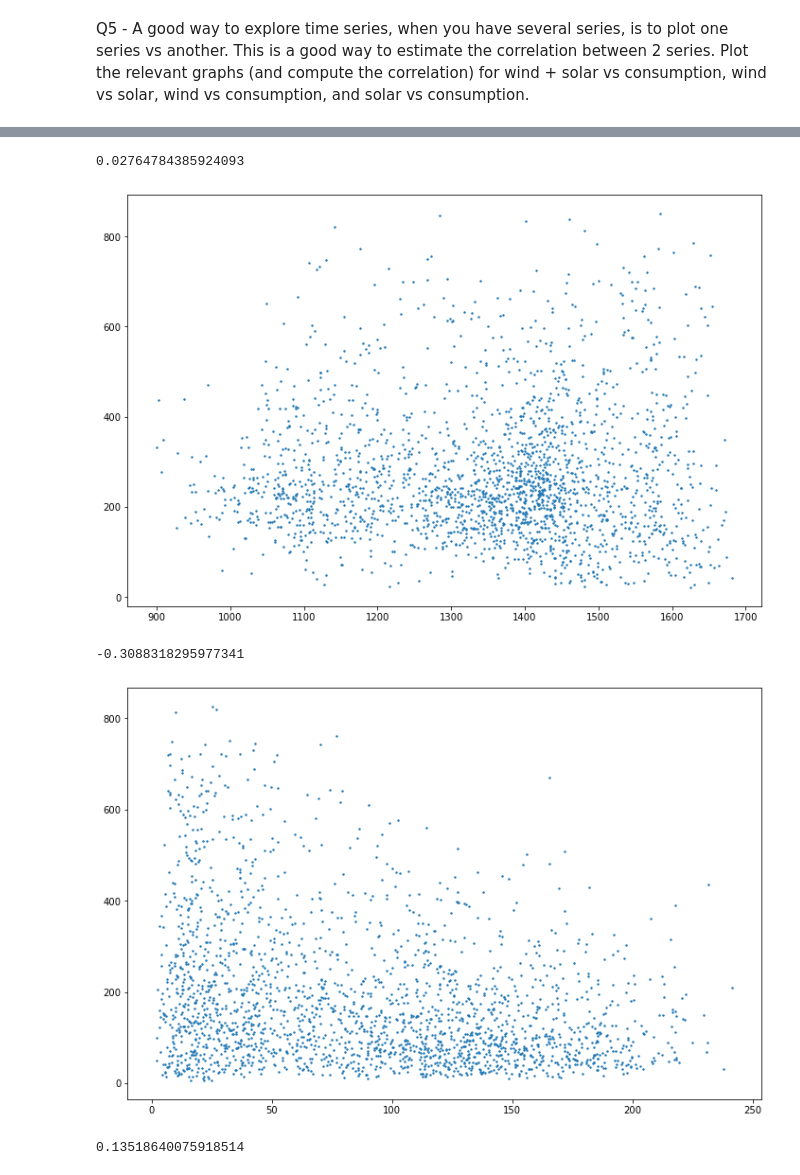
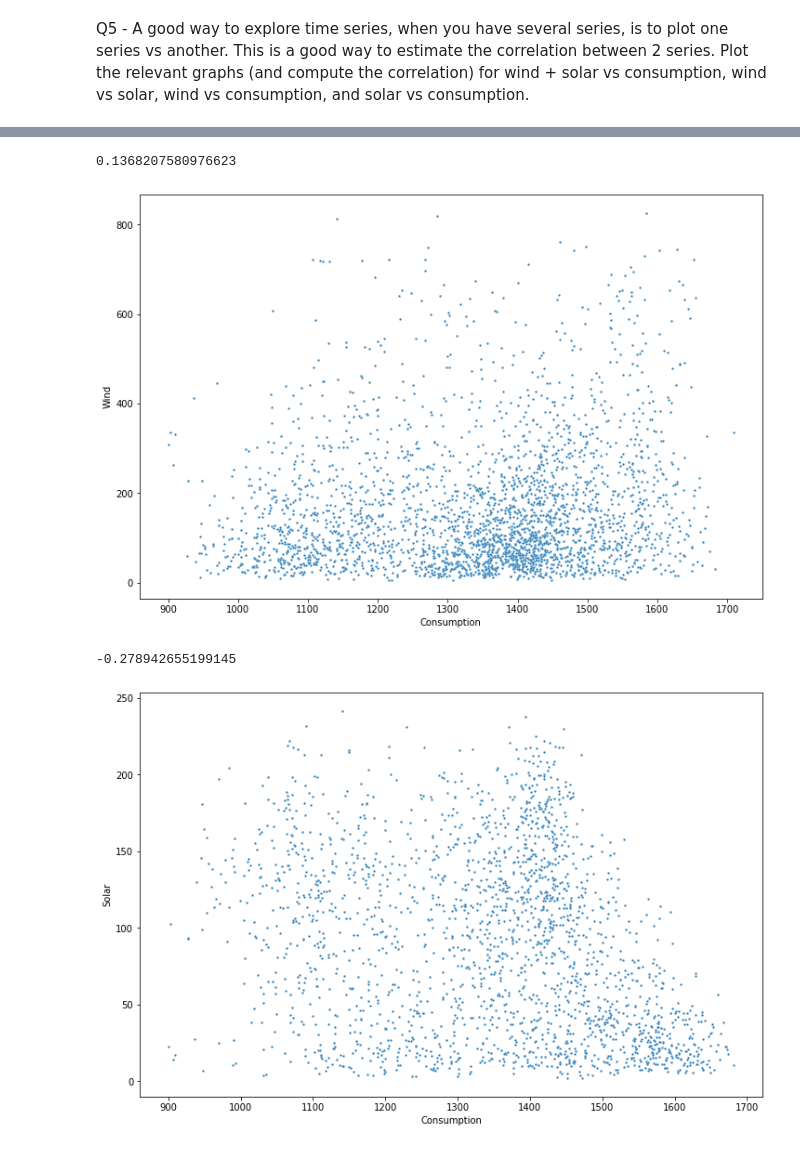
Before and after one commit to bendel2704/3030ICT-Data-analytics, a Jupyter notebook: workshop4/Electricity-Consumption-Exploration(1)-completed.ipynb, the cells around one changed output, grey strips where cells are left out. Cells and saved outputs as stored; diff of their text form; code cells hidden in the pictures.

```diff
--- a/workshop4/Electricity-Consumption-Exploration(1)-completed.ipynb
+++ b/workshop4/Electricity-Consumption-Exploration(1)-completed.ipynb
@@ -215,29 +276,24 @@ Q5 - A good way to explore time series, when you have several series, is to plot
 # %%
-# Correlation between consumption and overall production
-...
+# Correlation between consumption and wind production
+correlation.loc['Wind','Consumption']
 # %% [output]
-0.02764784385924093
+0.1368207580976623
 # %%
 # Plot
 plt.figure(figsize=(12,8))
-...
+sns.scatterplot(x='Consumption', y='Wind', data=df, s=6)
 plt.show()
 # %% [output]
-[figure, old version]
+[figure, new version]
 # %%
-# Correlation between solar production and wind production
-...
+# Correlation between consumption and solar production
+correlation.loc['Solar','Consumption']
 # %% [output]
--0.3088318295977341
+-0.278942655199145
 # %%
 # Plot
 plt.figure(figsize=(12,8))
-...
+sns.scatterplot(x='Consumption', y='Solar', data=df, s=6)
 plt.show()
 # %% [output]
-[figure, old version]
+[figure, new version]
-# %%
-# Correlation between consumption and wind production
-...
-# %% [output]
-0.13518640075918514
```
Also changed, not shown: parts of 25 cells of this notebook, 1 other file.
